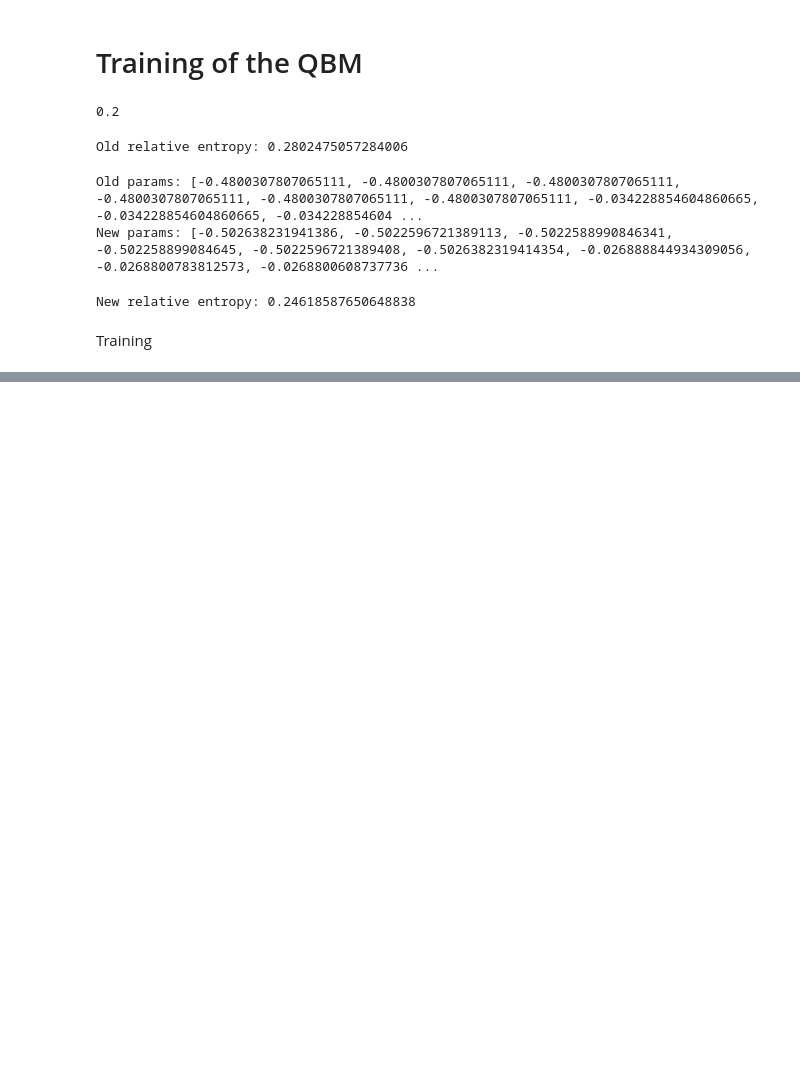
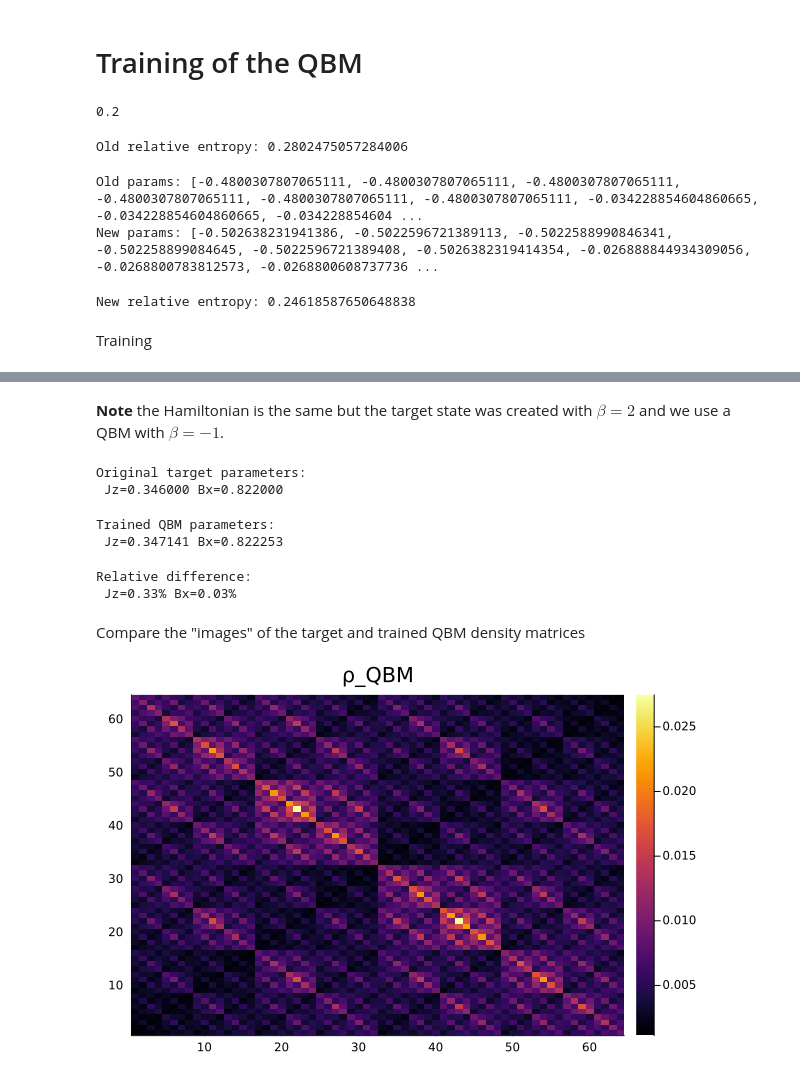
Before and after one commit to Michele-Minervini/PauliSampling.jl, a Jupyter notebook: numerics/quantumboltzmannmachines/01_training.ipynb, the cells around one changed output, grey strips where cells are left out. Drawn from its saved outputs; the diff is of its cells as text; code cells hidden in the pictures; blank space fills up the shorter version.

```diff
--- a/numerics/quantumboltzmannmachines/01_training.ipynb
+++ b/numerics/quantumboltzmannmachines/01_training.ipynb
@@ -18,7 +18,9 @@ using PauliSampling, PauliPropagation, Plots, LinearAlgebra, ProgressMeter, Stat
 ## Target state
 # %%
 nq = 6
-target_tfim_paulis = maketfim(nq, jz=0.346, bx=0.822)
+target_jz = 0.346
+target_bx = 0.822
+target_tfim_paulis = maketfim(nq, jz=target_jz, bx=target_bx)
 target_tfim_matrix = paulistringtomatrix(target_tfim_paulis);
 # %%
 heatmap(reverse(real(target_tfim_matrix); dims=1),
@@ -247,0 +252,41 @@ display(combined)
+# %% [markdown]
+**Note** the Hamiltonian is the same but the target state was created with $\beta = 2 $ and we use a QBM with $\beta = -1$.
+# %%
+@printf("Original target parameters:\n Jz=%.6f Bx=%.6f\n", target_jz, target_bx)
+# %% [output]
+Original target parameters:
+ Jz=0.346000 Bx=0.822000
+# %%
+qbm_jz, qbm_bx = (new_params[7] * target_beta, - new_params[1])
+@printf("Trained QBM parameters:\n Jz=%.6f Bx=%.6f\n", qbm_jz, qbm_bx)
+# %% [output]
+Trained QBM parameters:
+ Jz=0.347141 Bx=0.822253
+# %%
+# percentage relative difference
+@printf("Relative difference:\n Jz=%.2f%% Bx=%.2f%%\n",
+        100*(abs(target_jz - qbm_jz))/target_jz,
+        100*(abs(target_bx - qbm_bx))/target_bx)
+# %% [output]
+Relative difference:
+ Jz=0.33% Bx=0.03%
+# %% [markdown]
+Compare the "images" of the target and trained QBM density matrices
+# %%
+qbm_tfim_paulis = maketfim(nq, coeffs=new_params)
+qbm_tfim_matrix = paulistringtomatrix(qbm_tfim_paulis)
+
+circuit, params = paulistringtocircuit(qbm_tfim_paulis)
+
+num_layers = 100
+beta = 1.
+max_weight = nq
+min_abs_coeff = 1e-10
+qbm = makethermalstate(nq, circuit, params, num_layers;
+                                  beta=beta, max_weight=max_weight,
+                                  min_abs_coeff=min_abs_coeff)
+qbm_matrix = paulistringtomatrix(qbm)
+
+heatmap(reverse(real(qbm_matrix); dims=1), title="ρ_QBM")
+# %% [output]
+[figure, added]
```
Also changed, not shown: parts of 11 cells of this notebook.
